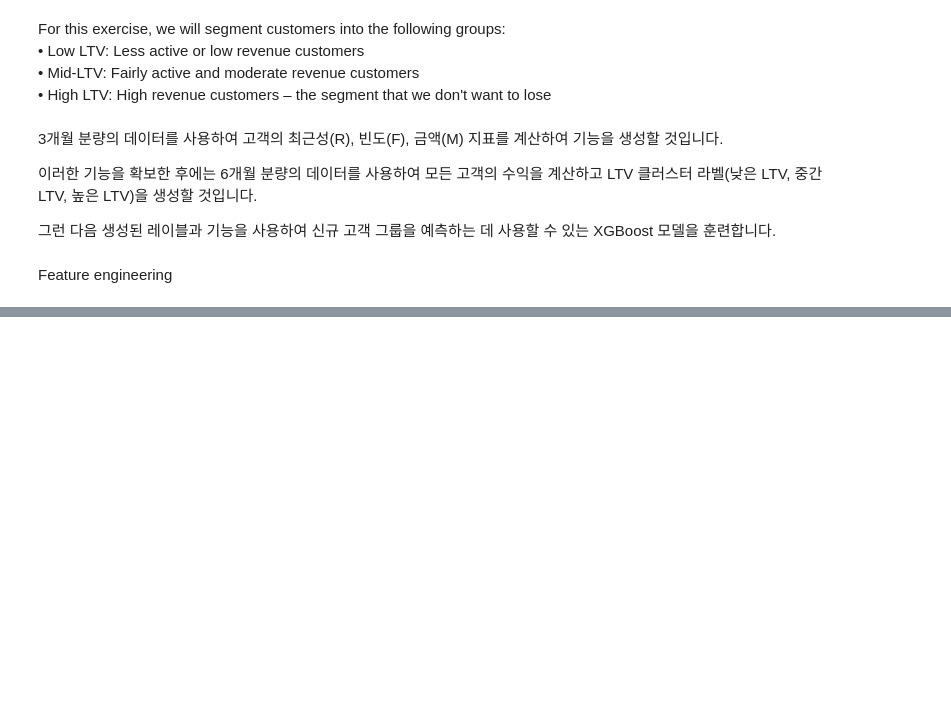
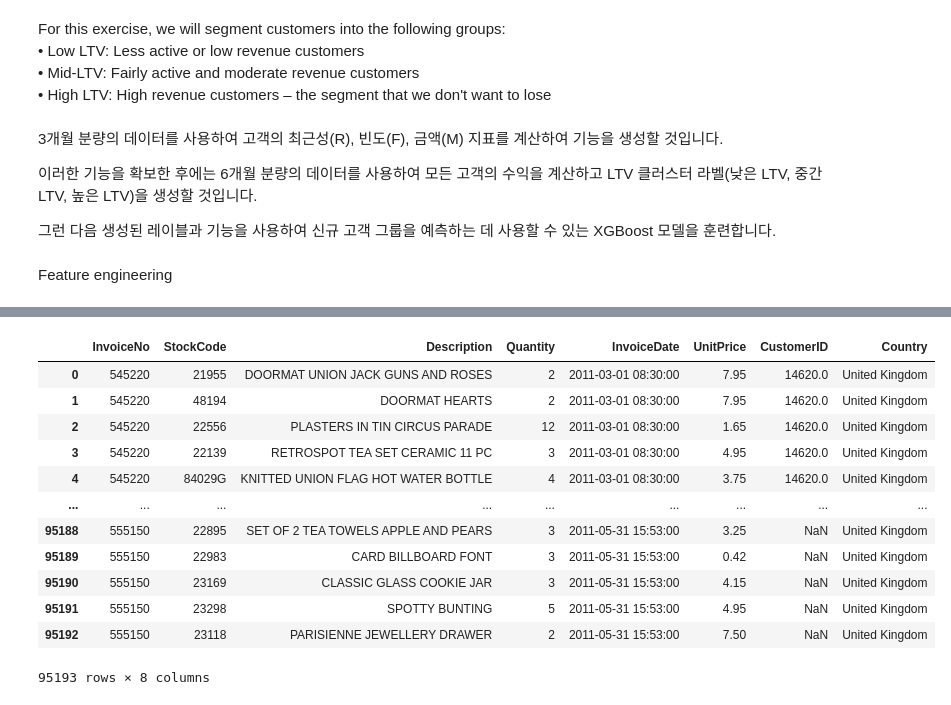
Before and after one commit to sguys99/feast_study, a Jupyter notebook: book/ch01.ipynb, the cells around one changed output, grey strips where cells are left out. Drawn from its saved outputs; the diff is of its cells as text; code cells hidden in the pictures; blank space fills up the shorter version.

```diff
--- a/book/ch01.ipynb
+++ b/book/ch01.ipynb
@@ -106,0 +116,3 @@ Feature engineering
+# %%
+data = pd.read_csv("data/OnlineRetail.csv", encoding="unicode_escape")
+data['InvoiceDate'] = pd.to_datetime(data['InvoiceDate'], errors = 'coerce')
@@ -106,0 +128,2 @@ Feature engineering
+# %%
+uk_data = data.query("Country=='United Kingdom'").reset_index(drop=True)
@@ -106,0 +152,22 @@ Feature engineering
+# %%
+t1 = pd.Timestamp("2011-06-01 00:00:00.054000")
+t2 = pd.Timestamp("2011-03-01 00:00:00.054000")
+t3 = pd.Timestamp("2011-12-01 00:00:00.054000")
+uk_data_3m = uk_data[(uk_data.InvoiceDate < t1) & (uk_data.InvoiceDate >= t2)].reset_index(drop=True)
+uk_data_6m = uk_data[(uk_data.InvoiceDate >= t1) & (uk_data.InvoiceDate < t3)].reset_index(drop=True)
+# %%
+uk_data_3m
+# %% [output]
+|  | InvoiceNo | StockCode | Description | Quantity | InvoiceDate | UnitPrice | CustomerID | Country |
+| 0 | 545220 | 21955 | DOORMAT UNION JACK GUNS AND ROSES | 2 | 2011-03-01 08:30:00 | 7.95 | 14620.0 | United Kingdom |
+| 1 | 545220 | 48194 | DOORMAT HEARTS | 2 | 2011-03-01 08:30:00 | 7.95 | 14620.0 | United Kingdom |
+| 2 | 545220 | 22556 | PLASTERS IN TIN CIRCUS PARADE | 12 | 2011-03-01 08:30:00 | 1.65 | 14620.0 | United Kingdom |
+| 3 | 545220 | 22139 | RETROSPOT TEA SET CERAMIC 11 PC | 3 | 2011-03-01 08:30:00 | 4.95 | 14620.0 | United Kingdom |
+| 4 | 545220 | 84029G | KNITTED UNION FLAG HOT WATER BOTTLE | 4 | 2011-03-01 08:30:00 | 3.75 | 14620.0 | United Kingdom |
+| ... | ... | ... | ... | ... | ... | ... | ... | ... |
+| 95188 | 555150 | 22895 | SET OF 2 TEA TOWELS APPLE AND PEARS | 3 | 2011-05-31 15:53:00 | 3.25 | NaN | United Kingdom |
+| 95189 | 555150 | 22983 | CARD BILLBOARD FONT | 3 | 2011-05-31 15:53:00 | 0.42 | NaN | United Kingdom |
+| 95190 | 555150 | 23169 | CLASSIC GLASS COOKIE JAR | 3 | 2011-05-31 15:53:00 | 4.15 | NaN | United Kingdom |
+| 95191 | 555150 | 23298 | SPOTTY BUNTING | 5 | 2011-05-31 15:53:00 | 4.95 | NaN | United Kingdom |
+| 95192 | 555150 | 23118 | PARISIENNE JEWELLERY DRAWER | 2 | 2011-05-31 15:53:00 | 7.50 | NaN | United Kingdom |
+95193 rows × 8 columns
```
Also changed, not shown: parts of 44 cells of this notebook.
